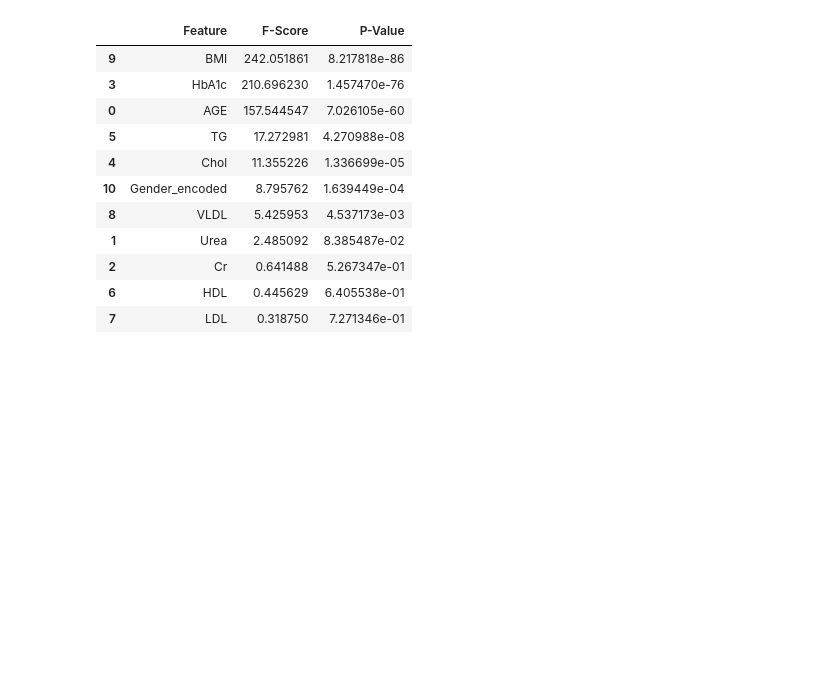
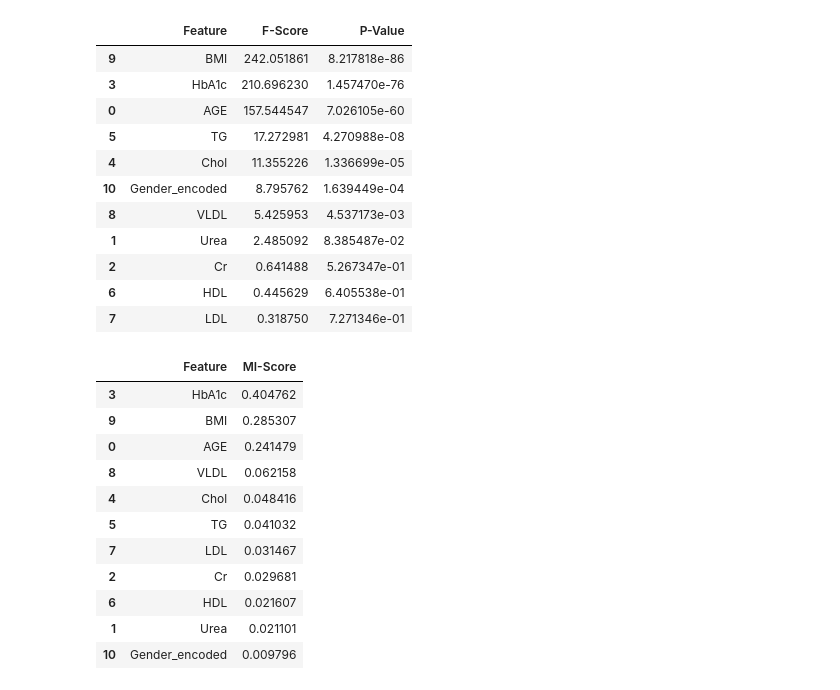
Before and after one commit to samirdahal888/Diabetes_Classification, a Jupyter notebook: notebooks/data_processing/data_processing.ipynb, the cells around one changed output. Cells and saved outputs as stored; diff of their text form; code cells hidden in the pictures; blank space fills up the shorter version.

```diff
--- a/notebooks/data_processing/data_processing.ipynb
+++ b/notebooks/data_processing/data_processing.ipynb
@@ -65,3 +65,24 @@ anova_results
 | 2 | Cr | 0.641488 | 5.267347e-01 |
 | 6 | HDL | 0.445629 | 6.405538e-01 |
 | 7 | LDL | 0.318750 | 7.271346e-01 |
+# %%
+mi_scores = mutual_info_classif(X, y, random_state=42)
+
+mi_results = pd.DataFrame({"Feature": X.columns, "MI-Score": mi_scores}).sort_values(
+    "MI-Score", ascending=False
+)
+
+mi_results
+# %% [output]
+|  | Feature | MI-Score |
+| 3 | HbA1c | 0.404762 |
+| 9 | BMI | 0.285307 |
+| 0 | AGE | 0.241479 |
+| 8 | VLDL | 0.062158 |
+| 4 | Chol | 0.048416 |
+| 5 | TG | 0.041032 |
+| 7 | LDL | 0.031467 |
+| 2 | Cr | 0.029681 |
+| 6 | HDL | 0.021607 |
+| 1 | Urea | 0.021101 |
+| 10 | Gender_encoded | 0.009796 |
```
Also changed, not shown: parts of 2 cells of this notebook.
